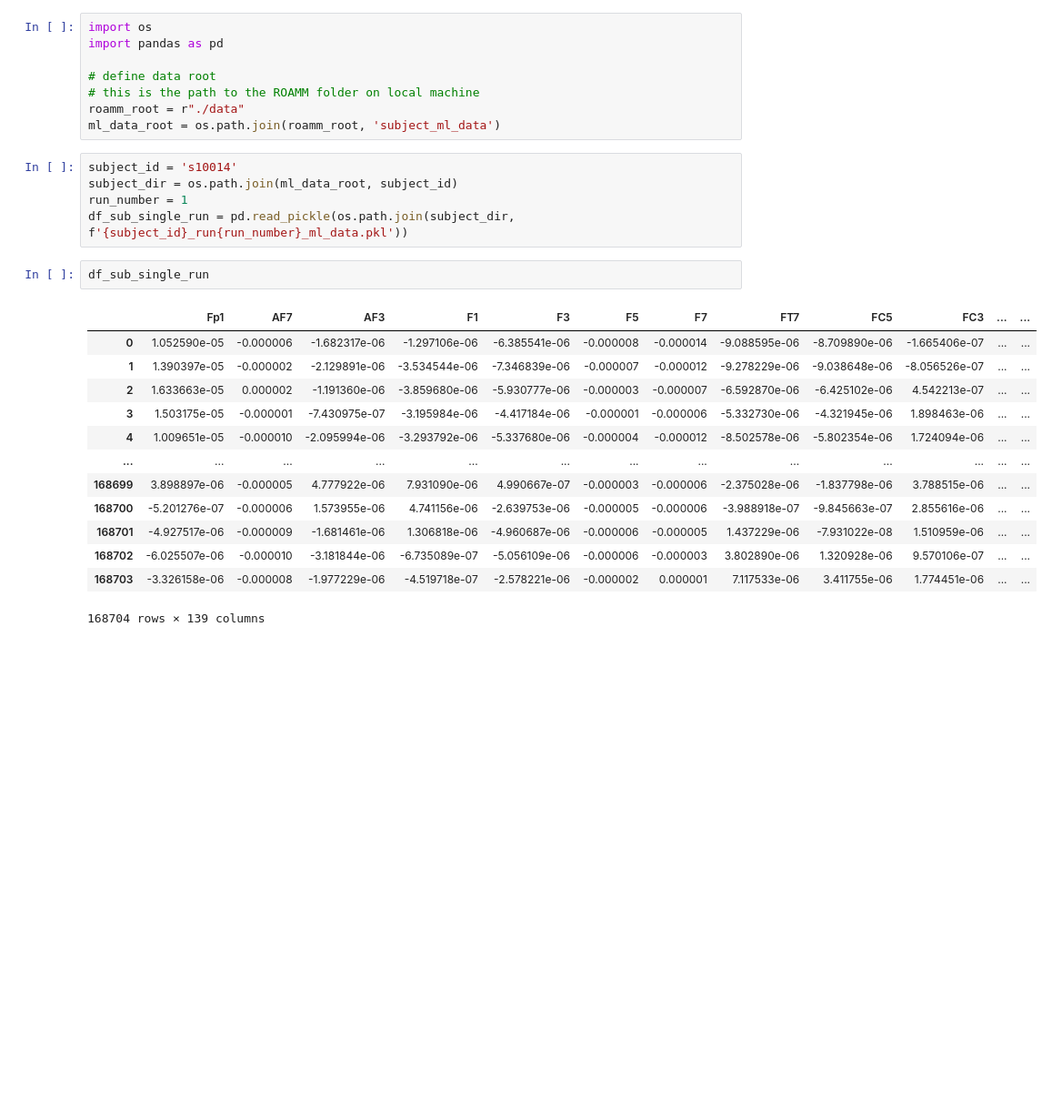
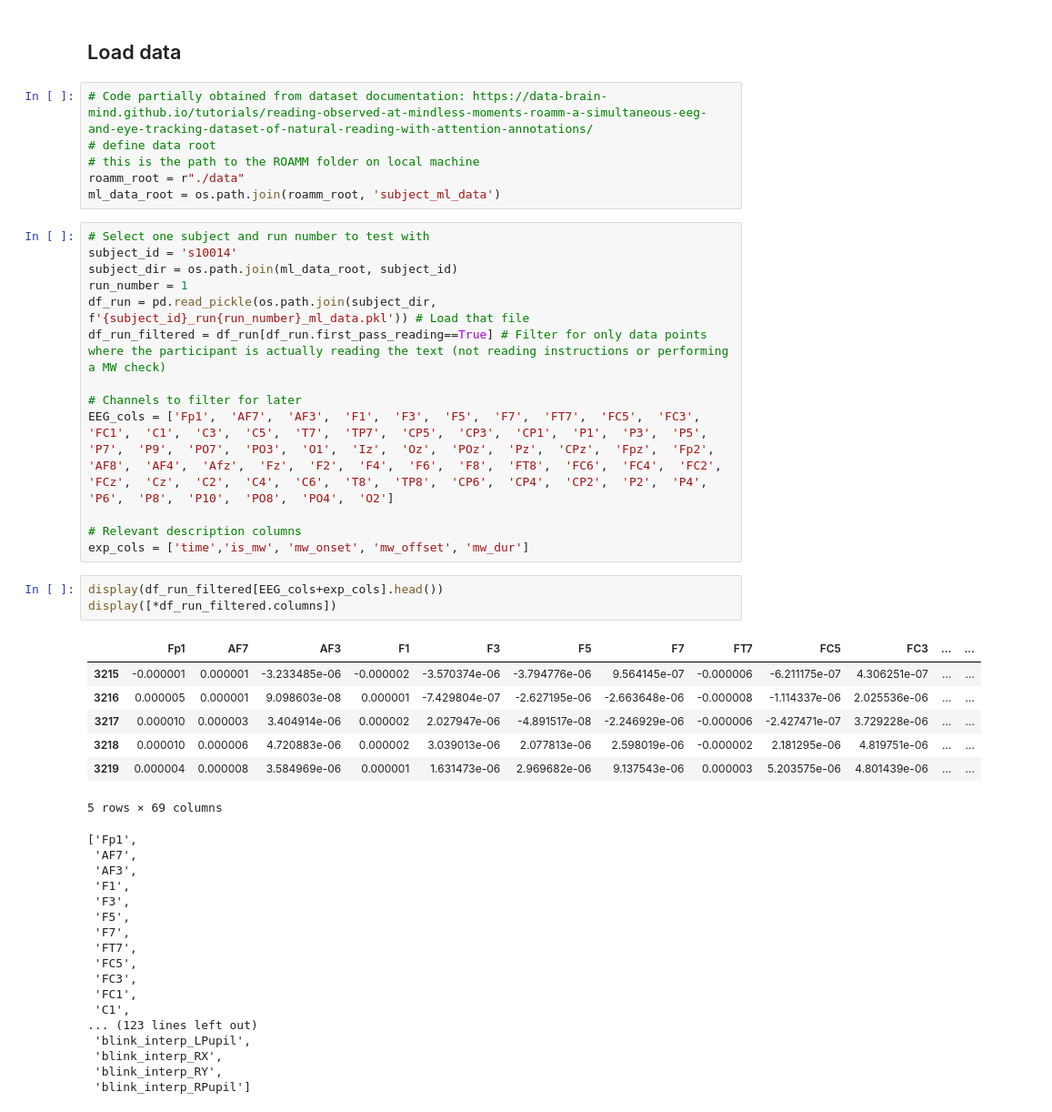
Before and after one commit to SinglePaper/BCI-Mind-Wandering, a Jupyter notebook: 0. Load data.ipynb, the cells around one changed output. Shown at 91% size. Cells and saved outputs as stored; diff of their text form; blank space fills up the shorter version.

```diff
--- a/0. Load data.ipynb
+++ b/0. Load data.ipynb
@@ -22,29 +34,49 @@ Successfully installed contourpy-1.3.3 cycler-0.12.1 fonttools-4.62.1 kiwisolver
+# %% [markdown]
+## Load data
 # %%
-import os
-import pandas as pd
-
+# Code partially obtained from dataset documentation: https://data-brain-mind.github.io/tutorials/reading-observed-at-mindless-moments-roamm-a-simultaneous-eeg-and-eye-tracking-dataset-of-natural-reading-with-attention-annotations/
 # define data root
 # this is the path to the ROAMM folder on local machine
 roamm_root = r"./data"
 ml_data_root = os.path.join(roamm_root, 'subject_ml_data')
 # %%
+# Select one subject and run number to test with
 subject_id = 's10014'
 subject_dir = os.path.join(ml_data_root, subject_id)
 run_number = 1
-df_sub_single_run = pd.read_pickle(os.path.join(subject_dir, f'{subject_id}_run{run_number}_ml_data.pkl'))
+df_run = pd.read_pickle(os.path.join(subject_dir, f'{subject_id}_run{run_number}_ml_data.pkl')) # Load that file
+df_run_filtered = df_run[df_run.first_pass_reading==True] # Filter for only data points where the participant is actually reading the text (not reading instructions or performing a MW check)
+
+# Channels to filter for later
+EEG_cols = ['Fp1',  'AF7',  'AF3',  'F1',  'F3',  'F5',  'F7',  'FT7',  'FC5',  'FC3',  'FC1',  'C1',  'C3',  'C5',  'T7',  'TP7',  'CP5',  'CP3',  'CP1',  'P1',  'P3',  'P5',  'P7',  'P9',  'PO7',  'PO3',  'O1',  'Iz',  'Oz',  'POz',  'Pz',  'CPz',  'Fpz',  'Fp2',  'AF8',  'AF4',  'Afz',  'Fz',  'F2',  'F4',  'F6',  'F8',  'FT8',  'FC6',  'FC4',  'FC2',  'FCz',  'Cz',  'C2',  'C4',  'C6',  'T8',  'TP8',  'CP6',  'CP4',  'CP2',  'P2',  'P4',  'P6',  'P8',  'P10',  'PO8',  'PO4',  'O2']
+
+# Relevant description columns
+exp_cols = ['time','is_mw', 'mw_onset', 'mw_offset', 'mw_dur']
 # %%
-df_sub_single_run
+display(df_run_filtered[EEG_cols+exp_cols].head())
+display([*df_run_filtered.columns])
 # %% [output]
 |  | Fp1 | AF7 | AF3 | F1 | F3 | F5 | F7 | FT7 | FC5 | FC3 | ... | ... |
-| 0 | 1.052590e-05 | -0.000006 | -1.682317e-06 | -1.297106e-06 | -6.385541e-06 | -0.000008 | -0.000014 | -9.088595e-06 | -8.709890e-06 | -1.665406e-07 | ... | ... |
-| 1 | 1.390397e-05 | -0.000002 | -2.129891e-06 | -3.534544e-06 | -7.346839e-06 | -0.000007 | -0.000012 | -9.278229e-06 | -9.038648e-06 | -8.056526e-07 | ... | ... |
-| 2 | 1.633663e-05 | 0.000002 | -1.191360e-06 | -3.859680e-06 | -5.930777e-06 | -0.000003 | -0.000007 | -6.592870e-06 | -6.425102e-06 | 4.542213e-07 | ... | ... |
-| 3 | 1.503175e-05 | -0.000001 | -7.430975e-07 | -3.195984e-06 | -4.417184e-06 | -0.000001 | -0.000006 | -5.332730e-06 | -4.321945e-06 | 1.898463e-06 | ... | ... |
-| 4 | 1.009651e-05 | -0.000010 | -2.095994e-06 | -3.293792e-06 | -5.337680e-06 | -0.000004 | -0.000012 | -8.502578e-06 | -5.802354e-06 | 1.724094e-06 | ... | ... |
-| ... | ... | ... | ... | ... | ... | ... | ... | ... | ... | ... | ... | ... |
-| 168699 | 3.898897e-06 | -0.000005 | 4.777922e-06 | 7.931090e-06 | 4.990667e-07 | -0.000003 | -0.000006 | -2.375028e-06 | -1.837798e-06 | 3.788515e-06 | ... | ... |
-| 168700 | -5.201276e-07 | -0.000006 | 1.573955e-06 | 4.741156e-06 | -2.639753e-06 | -0.000005 | -0.000006 | -3.988918e-07 | -9.845663e-07 | 2.855616e-06 | ... | ... |
-| 168701 | -4.927517e-06 | -0.000009 | -1.681461e-06 | 1.306818e-06 | -4.960687e-06 | -0.000006 | -0.000005 | 1.437229e-06 | -7.931022e-08 | 1.510959e-06 | ... | ... |
-| 168702 | -6.025507e-06 | -0.000010 | -3.181844e-06 | -6.735089e-07 | -5.056109e-06 | -0.000006 | -0.000003 | 3.802890e-06 | 1.320928e-06 | 9.570106e-07 | ... | ... |
-| 168703 | -3.326158e-06 | -0.000008 | -1.977229e-06 | -4.519718e-07 | -2.578221e-06 | -0.000002 | 0.000001 | 7.117533e-06 | 3.411755e-06 | 1.774451e-06 | ... | ... |
+| 3215 | -0.000001 | 0.000001 | -3.233485e-06 | -0.000002 | -3.570374e-06 | -3.794776e-06 | 9.564145e-07 | -0.000006 | -6.211175e-07 | 4.306251e-07 | ... | ... |
+| 3216 | 0.000005 | 0.000001 | 9.098603e-08 | 0.000001 | -7.429804e-07 | -2.627195e-06 | -2.663648e-06 | -0.000008 | -1.114337e-06 | 2.025536e-06 | ... | ... |
+| 3217 | 0.000010 | 0.000003 | 3.404914e-06 | 0.000002 | 2.027947e-06 | -4.891517e-08 | -2.246929e-06 | -0.000006 | -2.427471e-07 | 3.729228e-06 | ... | ... |
+| 3218 | 0.000010 | 0.000006 | 4.720883e-06 | 0.000002 | 3.039013e-06 | 2.077813e-06 | 2.598019e-06 | -0.000002 | 2.181295e-06 | 4.819751e-06 | ... | ... |
+| 3219 | 0.000004 | 0.000008 | 3.584969e-06 | 0.000001 | 1.631473e-06 | 2.969682e-06 | 9.137543e-06 | 0.000003 | 5.203575e-06 | 4.801439e-06 | ... | ... |
-168704 rows × 139 columns
+5 rows × 69 columns
+['Fp1',
+ 'AF7',
+ 'AF3',
+ 'F1',
+ 'F3',
+ 'F5',
+ 'F7',
+ 'FT7',
+ 'FC5',
+ 'FC3',
+ 'FC1',
+ 'C1',
+... (123 lines left out)
+ 'blink_interp_LPupil',
+ 'blink_interp_RX',
+ 'blink_interp_RY',
+ 'blink_interp_RPupil']
```
Also changed, not shown: parts of 21 cells of this notebook.
